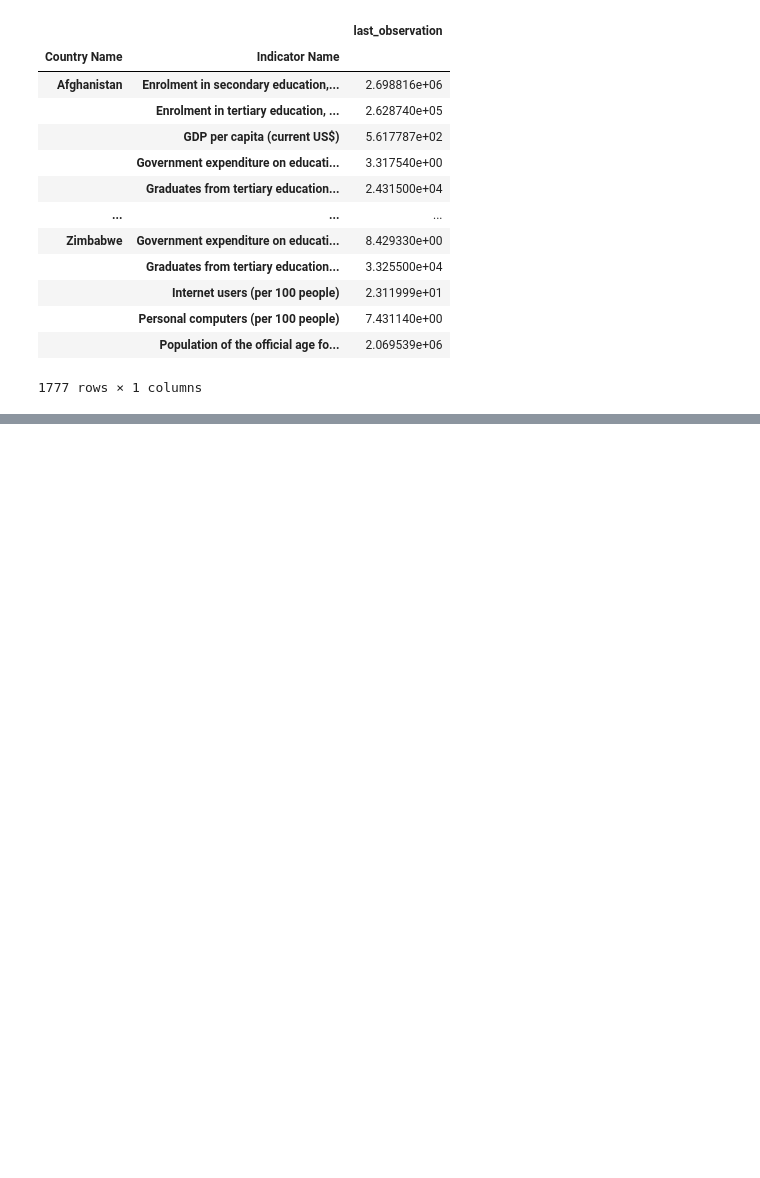
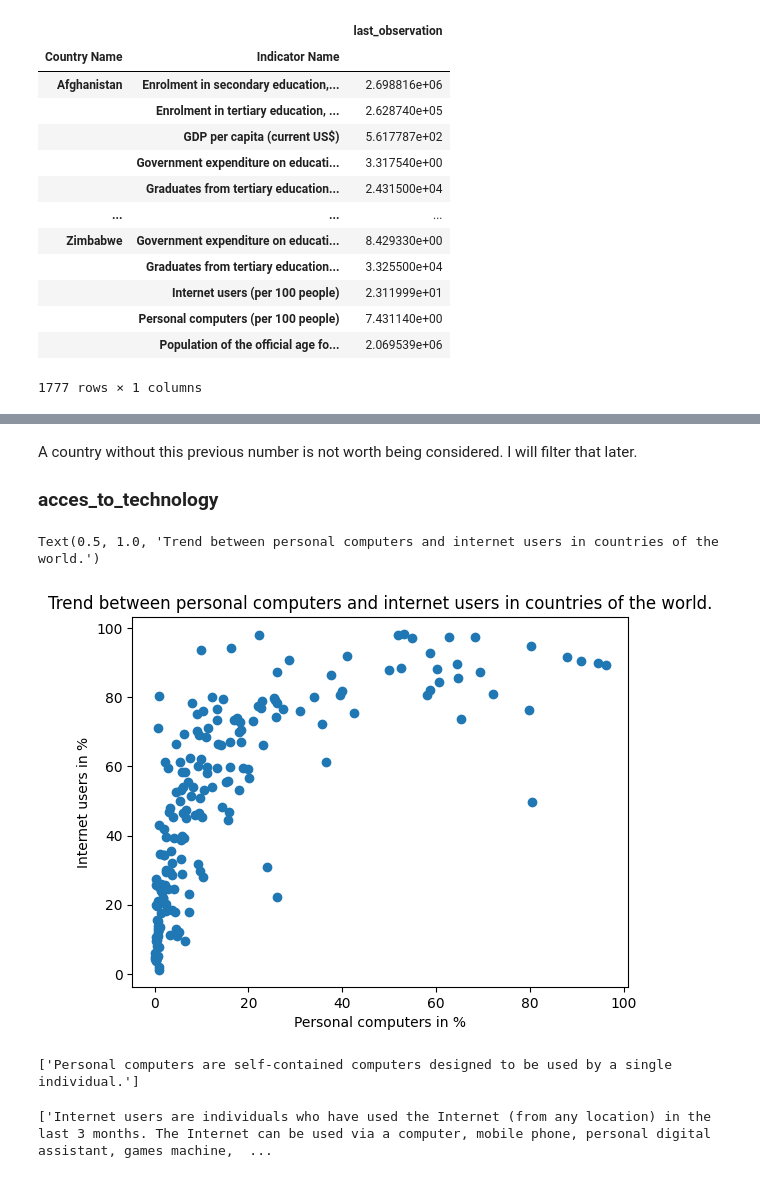
Before and after one commit to JulienfLeBoucher/OC_Edtech, a Jupyter notebook: LE-BOUCHER_Julien_1_notebook_122022.ipynb, the cells around one changed output, grey strips where cells are left out. Saved outputs shown, nothing was run; the diff lists cells and outputs as text; code cells hidden in the pictures; blank space fills up the shorter version.

```diff
--- a/LE-BOUCHER_Julien_1_notebook_122022.ipynb
+++ b/LE-BOUCHER_Julien_1_notebook_122022.ipynb
@@ -1504,0 +1599,25 @@ y_observation_per_country.tail()
+# %% [markdown]
+A country without this previous number is not worth being considered.
+I will filter that later.
+
+### acces_to_technology
+# %%
+# Here I question if I shall only pick the information in 'internet users'
+# or if something can also be extracted from 'personal computers'.
+plt.scatter(y=indicators_per_country['Internet users (per 100 people)'],
+            x=indicators_per_country['Personal computers (per 100 people)'])
+
+plt.xlabel('Personal computers in %')
+plt.ylabel('Internet users in %')
+plt.title('Trend between personal computers and internet users in countries of the world.')
+# %% [output]
+Text(0.5, 1.0, 'Trend between personal computers and internet users in countries of the world.')
+[figure, added]
+# %%
+print(series.loc[series['Indicator Name'] == 'Personal computers (per 100 people)']['Long definition'].values)
+# %% [output]
+['Personal computers are self-contained computers designed to be used by a single individual.']
+# %%
+print(series.loc[series['Indicator Name'] == 'Internet users (per 100 people)']['Long definition'].values)
+# %% [output]
+['Internet users are individuals who have used the Internet (from any location) in the last 3 months. The Internet can be used via a computer, mobile phone, personal digital assistant, games machine,  ...
```
Also changed, not shown: parts of 70 cells of this notebook, 1 other file.
